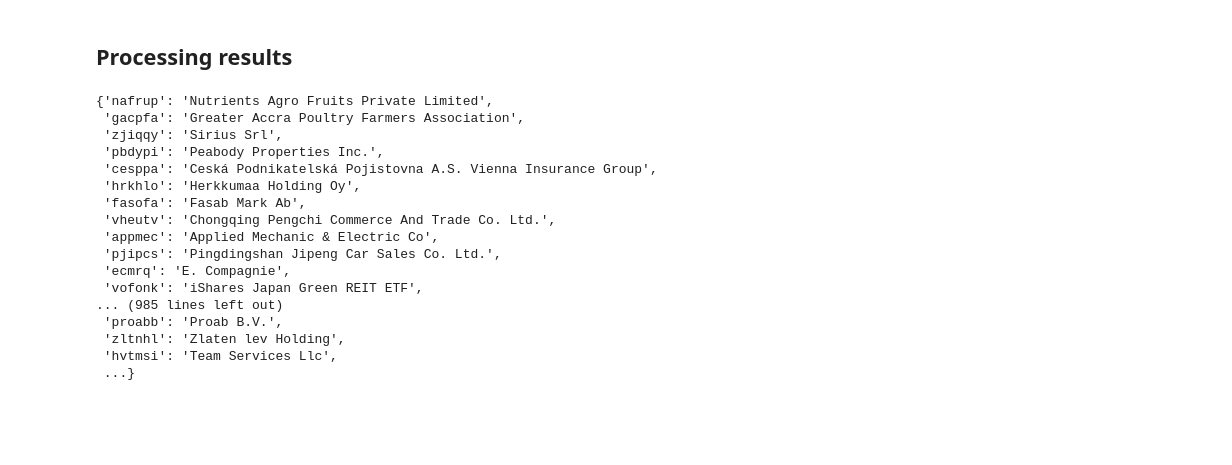
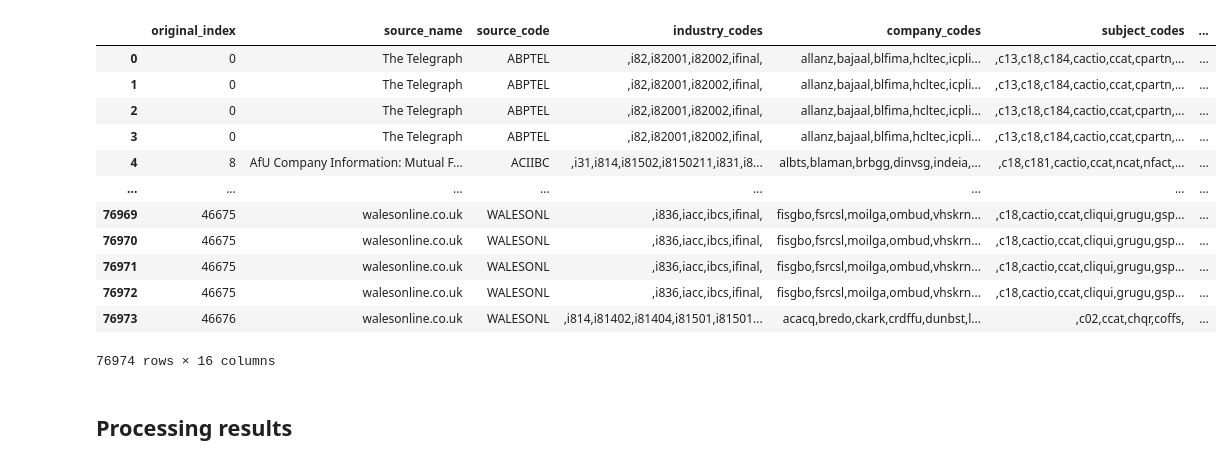
Before and after one commit to sssylvestr/carvaouts-poc, a Jupyter notebook: src/notebooks/joining_outputs.ipynb, the cells around one changed output. Saved outputs shown, nothing was run; the diff lists cells and outputs as text; code cells hidden in the pictures; blank space fills up the shorter version.

```diff
--- a/src/notebooks/joining_outputs.ipynb
+++ b/src/notebooks/joining_outputs.ipynb
@@ -1,10 +1,13 @@
 # %%
 import os
 import pandas as pd
-df = pd.read_csv('../../extractions/dj-synhub-extraction-lkbi9fy6zepu8rcjuxqhjwkbld52wgt0-l0fy7lkzhf/preprocessing_result.csv')
-df['body'] = df['body'].apply(lambda x: x[:2000])
-df.drop_duplicates(subset=['body'], inplace=True)
-df.reset_index(drop=True, inplace=True)
+job_id='dj-synhub-extraction-lkbi9fy6zepu8rcjuxqhjwkbld52wgt0-sc2bx1af4k'
+
+
+df = pd.read_csv(f'../../extractions/{job_id}/result_deduped_semantic.csv')
+cols2drop=['title','snippet','word_count','body','section','segment_norm','segment_hash','num_segments']
+cols2rename={"segment":"article_text"}
+df.drop(columns=cols2drop,inplace=True)
+df.rename(columns=cols2rename,inplace=True)
 df
-df
 # %% [output]
@@ -24,3 +27,23 @@ df
+# %%
+cols2drop=['title','snippet','word_count','body','section','segment_norm','segment_hash','num_segments']
+cols2rename={"segment":"article_text"}
+df.drop(columns=cols2drop,inplace=True)
+df.rename(columns=cols2rename,inplace=True)
+df
+# %% [output]
+|  | original_index | source_name | source_code | industry_codes | company_codes | subject_codes | ... |
+| 0 | 0 | The Telegraph | ABPTEL | ,i82,i82001,i82002,ifinal, | allanz,bajaal,blfima,hcltec,icpli... | ,c13,c18,c184,cactio,ccat,cpartn,... | ... |
+| 1 | 0 | The Telegraph | ABPTEL | ,i82,i82001,i82002,ifinal, | allanz,bajaal,blfima,hcltec,icpli... | ,c13,c18,c184,cactio,ccat,cpartn,... | ... |
+| 2 | 0 | The Telegraph | ABPTEL | ,i82,i82001,i82002,ifinal, | allanz,bajaal,blfima,hcltec,icpli... | ,c13,c18,c184,cactio,ccat,cpartn,... | ... |
+| 3 | 0 | The Telegraph | ABPTEL | ,i82,i82001,i82002,ifinal, | allanz,bajaal,blfima,hcltec,icpli... | ,c13,c18,c184,cactio,ccat,cpartn,... | ... |
+| 4 | 8 | AfU Company Information: Mutual F... | ACIIBC | ,i31,i814,i81502,i8150211,i831,i8... | albts,blaman,brbgg,dinvsg,indeia,... | ,c18,c181,cactio,ccat,ncat,nfact,... | ... |
+| ... | ... | ... | ... | ... | ... | ... | ... |
+| 76969 | 46675 | walesonline.co.uk | WALESONL | ,i836,iacc,ibcs,ifinal, | fisgbo,fsrcsl,moilga,ombud,vhskrn... | ,c18,cactio,ccat,cliqui,grugu,gsp... | ... |
+| 76970 | 46675 | walesonline.co.uk | WALESONL | ,i836,iacc,ibcs,ifinal, | fisgbo,fsrcsl,moilga,ombud,vhskrn... | ,c18,cactio,ccat,cliqui,grugu,gsp... | ... |
+| 76971 | 46675 | walesonline.co.uk | WALESONL | ,i836,iacc,ibcs,ifinal, | fisgbo,fsrcsl,moilga,ombud,vhskrn... | ,c18,cactio,ccat,cliqui,grugu,gsp... | ... |
+| 76972 | 46675 | walesonline.co.uk | WALESONL | ,i836,iacc,ibcs,ifinal, | fisgbo,fsrcsl,moilga,ombud,vhskrn... | ,c18,cactio,ccat,cliqui,grugu,gsp... | ... |
+| 76973 | 46676 | walesonline.co.uk | WALESONL | ,i814,i81402,i81404,i81501,i81501... | acacq,bredo,ckark,crdffu,dunbst,l... | ,c02,ccat,chqr,coffs, | ... |
+76974 rows × 16 columns
 # %% [markdown]
 ## Processing results
 # %%
@@ -31,22 +54,3 @@ taxonomy=Taxonomy(user_key=user_key)
 companies_taxonomy_df= taxonomy.get_category_codes('companies')
 companies_mapping = companies_taxonomy_df['description'].to_dict()
 companies_mapping = {k.lower(): v for k, v in companies_mapping.items()}
-companies_mapping
-# %% [output]
-{'nafrup': 'Nutrients Agro Fruits Private Limited',
- 'gacpfa': 'Greater Accra Poultry Farmers Association',
- 'zjiqqy': 'Sirius Srl',
- 'pbdypi': 'Peabody Properties Inc.',
- 'cesppa': 'Ceská Podnikatelská Pojistovna A.S. Vienna Insurance Group',
- 'hrkhlo': 'Herkkumaa Holding Oy',
- 'fasofa': 'Fasab Mark Ab',
- 'vheutv': 'Chongqing Pengchi Commerce And Trade Co. Ltd.',
- 'appmec': 'Applied Mechanic & Electric Co',
- 'pjipcs': 'Pingdingshan Jipeng Car Sales Co. Ltd.',
- 'ecmrq': 'E. Compagnie',
- 'vofonk': 'iShares Japan Green REIT ETF',
-... (985 lines left out)
- 'proabb': 'Proab B.V.',
- 'zltnhl': 'Zlaten lev Holding',
- 'hvtmsi': 'Team Services Llc',
- ...}
```
Also changed, not shown: parts of 16 cells of this notebook, 5 other files.
